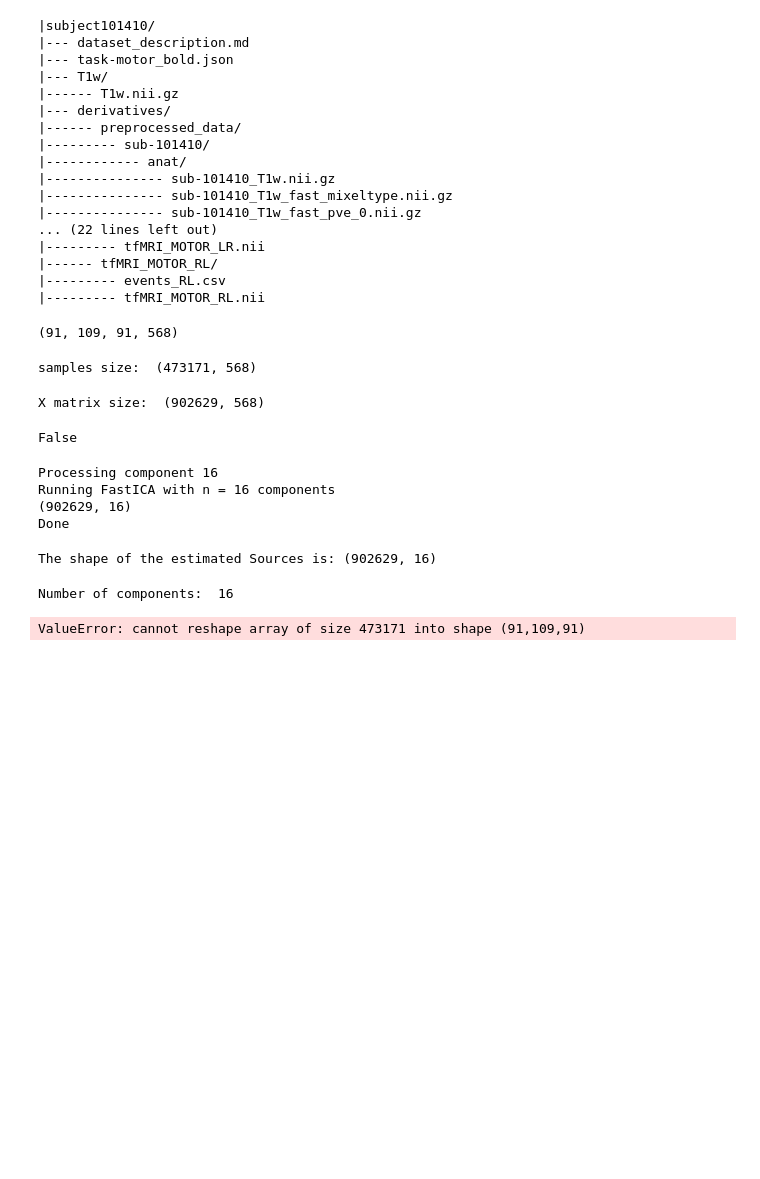
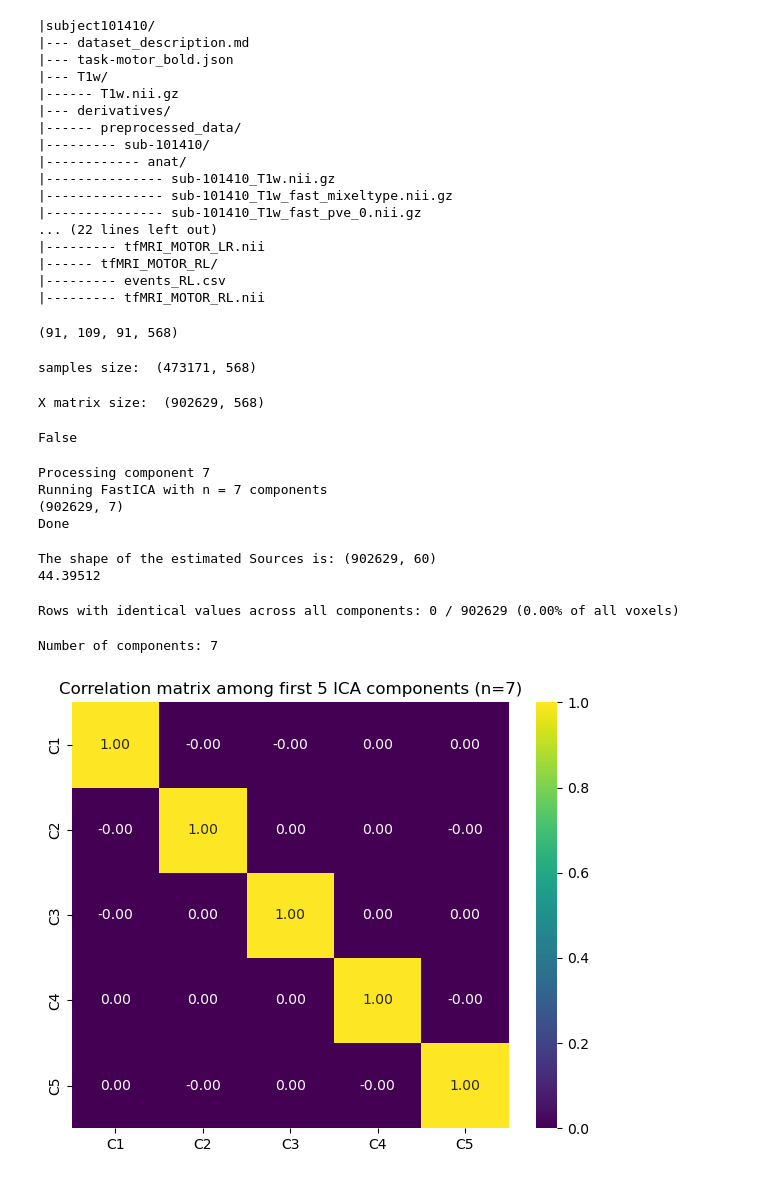
Before and after one commit to Tournedos/NSSP_project1_GroupK, a Jupyter notebook: Part2_variant2.ipynb, the cells around one changed output. Drawn from its saved outputs; the diff is of its cells as text; code cells hidden in the pictures; blank space fills up the shorter version.

```diff
--- a/Part2_variant2.ipynb
+++ b/Part2_variant2.ipynb
@@ -152,7 +152,7 @@ S_dict = {}
 
 # assign the variable nb_components to be the list of components (try 3-5 values )
 
-nb_components =  [16] #10]#20, 60 ...]
+nb_components =  [7] #10]#20, 60 ...]
 
 for n in nb_components:
     print(f"Processing component {n}")
@@ -173,14 +173,16 @@ for n in nb_components:
 
     print("Done")
 # %% [output]
-Processing component 16
-Running FastICA with n = 16 components
-(902629, 16)
+Processing component 7
+Running FastICA with n = 7 components
+(902629, 7)
 Done
 # %%
 print("The shape of the estimated Sources is: {}".format(S_.shape))
+print(np.max(S_dict[60]))
 # %% [output]
-The shape of the estimated Sources is: (902629, 16)
+The shape of the estimated Sources is: (902629, 60)
+44.39512
 # %%
 #* Read T1-weighted template
 from nilearn.input_data import NiftiMasker
@@ -209,14 +211,47 @@ save_results = "/home/jovyan/data/results"
 for n in nb_components:
     print('Number of components: ',n)
     S_ = S_dict[n].copy()
-    for idx, s in enumerate(S_.T[:min(4, S_.T.shape[0]),:]): # plot min(4, #comp_estimated) components , change 10 with 4 to plot less
+    for idx, s in enumerate(S_.T[:min(10, S_.T.shape[0]),:]): # plot min(4, #comp_estimated) components , change 10 with 4 to plot less
         s_img = nib.Nifti1Image(np.reshape(s, (x,y,z)), affine)
         data = masker.fit_transform(s_img)
         masked_ = masker.inverse_transform(data) # mask the components
-        plot_stat_map(masked_, display_mode="z", title='Case of {} estimated components: comp #{}'.format(n,idx+1),
-                      colorbar=True, black_bg=True, threshold=2*np.std(s), bg_img=T1w_img,
-                      output_file=save_results + "ICA_components_{}_n_{}.png".format(idx,n)) # uncomment to save plot
+        plot_stat_map(masked_, display_mode="z", cut_coords =[-36,-15,0,20,44,60], title='Case of {} estimated components: comp #{}'.format(n,idx+1),
+                      colorbar=True, black_bg=True, threshold=2*np.std(s), bg_img=T1w_img,)
+                      #output_file=save_results + "ICA_components_{}_n_{}.png".format(idx,n)) # uncomment to save plot
         plt.show()
-# %% [output]
-Number of components:  16
-ValueError: cannot reshape array of size 473171 into shape (91,109,91)
+# %%
+# Count rows where all values are the same across columns
+S_ = S_dict[20]
+same_value_rows = np.all(np.isclose(S_, S_[:, [0]]), axis=1)
+n_same_value_rows = np.sum(same_value_rows)
+
+print(f"Rows with identical values across all components: {n_same_value_rows} / {S_.shape[0]} "
+      f"({100 * n_same_value_rows / S_.shape[0]:.2f}% of all voxels)")
+# %% [output]
+Rows with identical values across all components: 0 / 902629 (0.00% of all voxels)
+# %%
+from sklearn.metrics.pairwise import cosine_similarity
+import seaborn as sns
+
+for n in nb_components:
+    print(f"\nNumber of components: {n}")
+    S_ = S_dict[n].copy()
+
+    # Take first 5 components
+    n_comp = min(5, S_.shape[1])
+    S_subset = S_[:, :n_comp]
+
+    # Compute cosine similarity
+    sim_matrix = np.corrcoef(S_subset.T)
+
+    # Display as a heatmap
+    plt.figure(figsize=(6,5))
+    sns.heatmap(sim_matrix, annot=True, fmt=".2f", cmap="viridis",
+                xticklabels=[f"C{i+1}" for i in range(n_comp)],
+                yticklabels=[f"C{i+1}" for i in range(n_comp)])
+    plt.title(f"Correlation matrix among first {n_comp} ICA components (n={n})")
+    plt.tight_layout()
+    plt.show()
+# %% [output]
+Number of components: 7
+[figure, added]
```
